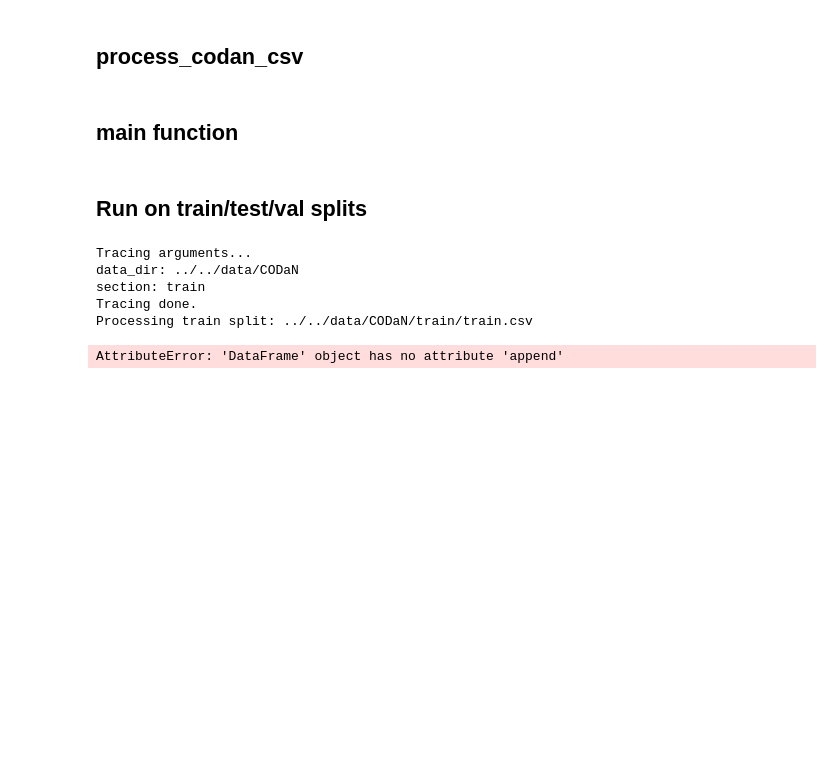
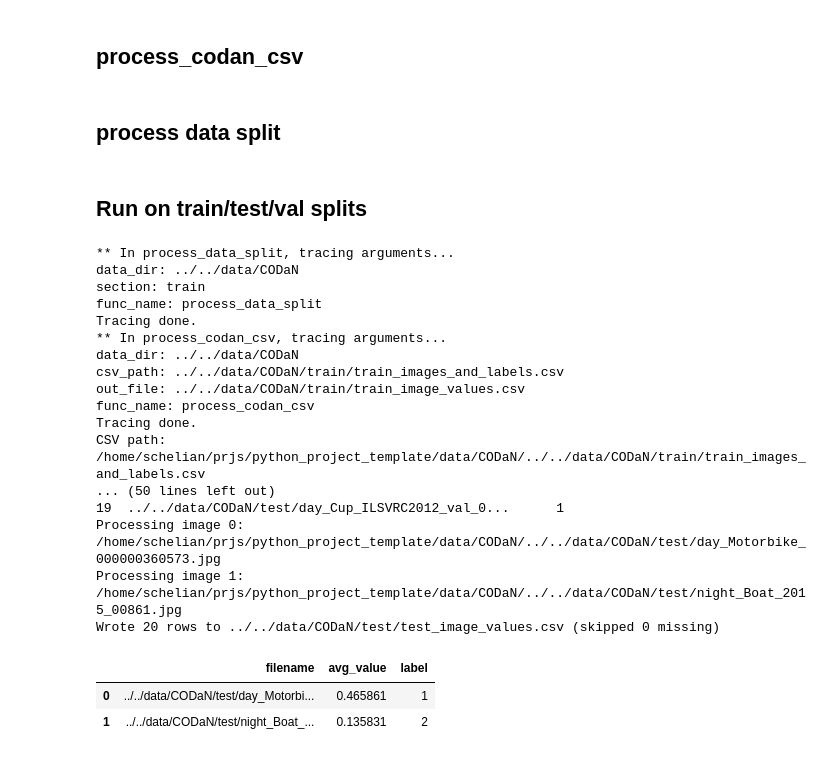
Before and after one commit to schelian/python_project_template, a Jupyter notebook: src/data/feature_extraction_codan.ipynb, the cells around one changed output. Drawn from its saved outputs; the diff is of its cells as text; code cells hidden in the pictures; blank space fills up the shorter version.

```diff
--- a/src/data/feature_extraction_codan.ipynb
+++ b/src/data/feature_extraction_codan.ipynb
@@ -10,11 +14,18 @@ import cv2
 # %% [markdown]
 ## process_codan_csv
 # %%
-def process_codan_csv(csv_path, out_file=None):
+def process_codan_csv(data_dir, csv_path, out_file=None):
+    func_name = inspect.currentframe().f_code.co_name
+    print( f"** In {func_name}, tracing arguments..." )
+    for name, value in locals().items():
+        print( f"{name}: {value}" )
+    print( "Tracing done." )
+
     csv_path = Path(csv_path)
-    repo_root = Path(__file__).resolve().parents[2] if '__file__' in globals() else Path.cwd()
+    repo_root = Path(data_dir).resolve()
     if not csv_path.is_absolute():
         csv_path = repo_root / csv_path
+    print(f"CSV path: {csv_path}")
 
     if not csv_path.exists():
         raise FileNotFoundError(f'Index CSV not found: {csv_path}')
@@ -22,7 +33,8 @@ def process_codan_csv(csv_path, out_file=None):
     if out_file:
         out_path = Path(out_file)
     else:
-        out_path = csv_path.parent / 'image_values.csv'
+        out_path = csv_path.parent / 'images_features_and_labels.csv'
+    print(f"Output path: {out_path}")
     out_path.parent.mkdir(parents=True, exist_ok=True)
 
     df = pd.read_csv(csv_path, header=0)
@@ -33,8 +45,10 @@ def process_codan_csv(csv_path, out_file=None):
     else:
         df = df.iloc[:, :2]
         df.columns = ['filename', 'label']
+    print(f"CSV head: {df.head(2)}")
+    print(f"CSV tail: {df.tail(2)}")
 
-    base_data_dir = repo_root / 'data' / 'CODaN'
+    base_data_dir = repo_root
     rows = []
     missing = 0
     for idx, row in df.iterrows():
@@ -64,6 +78,10 @@ def process_codan_csv(csv_path, out_file=None):
             missing += 1
             continue
 
+        if ( idx<2 ):
+            print(f"Processing image {idx}: {img_path}")
+
+        # feature extraction
         img = cv2.imread(str(img_path))
         if img is None:
             print(f'Warning: failed to read image: {img_path} (skipping)')
@@ -78,29 +96,50 @@ def process_codan_csv(csv_path, out_file=None):
     print(f'Wrote {len(out_df)} rows to {out_path} (skipped {missing} missing)')
     return out_df
 # %% [markdown]
-## main function
+## process data split
 # %%
-def main(data_dir='../../data/CODaN', section='train'):
-    print( "Tracing arguments..." )
+def process_data_split(data_dir='../../data/CODaN', section='train'):
+    func_name = inspect.currentframe().f_code.co_name
+    print( f"** In {func_name}, tracing arguments..." )
     for name, value in locals().items():
         print( f"{name}: {value}" )
     print( "Tracing done." )
 
-    csv_path = data_dir + "/" + section + "/" + f'{section}.csv'
-    out_path = data_dir + "/" + section + "/" + f'{section}_image_values.csv'
-    print(f'Processing {section} split: {csv_path}')
-    results.append(process_codan_csv(csv_path, out_file=out_path))
+    csv_path = data_dir + "/" + section + "/" + f'{section}_images_and_labels.csv'
+    out_path = data_dir + "/" + section + "/" + f'{section}_images_features_and_labels.csv'
+    results = []
+    results.append( process_codan_csv(data_dir, csv_path, out_file=out_path) )
 
     return pd.concat(results, ignore_index=True)
 # %% [markdown]
 ## Run on train/test/val splits
 # %%
-results = main(data_dir='../../data/CODaN', section="train")
-results.head()
+results =  process_data_split(data_dir='../../data/CODaN', section="train")
+results.head(2)
+
+results =  process_data_split(data_dir='../../data/CODaN', section="val")
+results.head(2)
+
+results =  process_data_split(data_dir='../../data/CODaN', section="test")
+results.head(2)
 # %% [output]
-Tracing arguments...
+** In process_data_split, tracing arguments...
 data_dir: ../../data/CODaN
 section: train
+func_name: process_data_split
 Tracing done.
-Processing train split: ../../data/CODaN/train/train.csv
+** In process_codan_csv, tracing arguments...
+data_dir: ../../data/CODaN
+csv_path: ../../data/CODaN/train/train_images_and_labels.csv
+out_file: ../../data/CODaN/train/train_image_values.csv
+func_name: process_codan_csv
+Tracing done.
+CSV path: /home/schelian/prjs/python_project_template/data/CODaN/../../data/CODaN/train/train_images_and_labels.csv
+... (50 lines left out)
+19  ../../data/CODaN/test/day_Cup_ILSVRC2012_val_0...      1
+Processing image 0: /home/schelian/prjs/python_project_template/data/CODaN/../../data/CODaN/test/day_Motorbike_000000360573.jpg
+Processing image 1: /home/schelian/prjs/python_project_template/data/CODaN/../../data/CODaN/test/night_Boat_2015_00861.jpg
+Wrote 20 rows to ../../data/CODaN/test/test_image_values.csv (skipped 0 missing)
-AttributeError: 'DataFrame' object has no attribute 'append'
+|  | filename | avg_value | label |
+| 0 | ../../data/CODaN/test/day_Motorbi... | 0.465861 | 1 |
+| 1 | ../../data/CODaN/test/night_Boat_... | 0.135831 | 2 |
```
Also changed, not shown: parts of 3 cells of this notebook, 8 other files.
